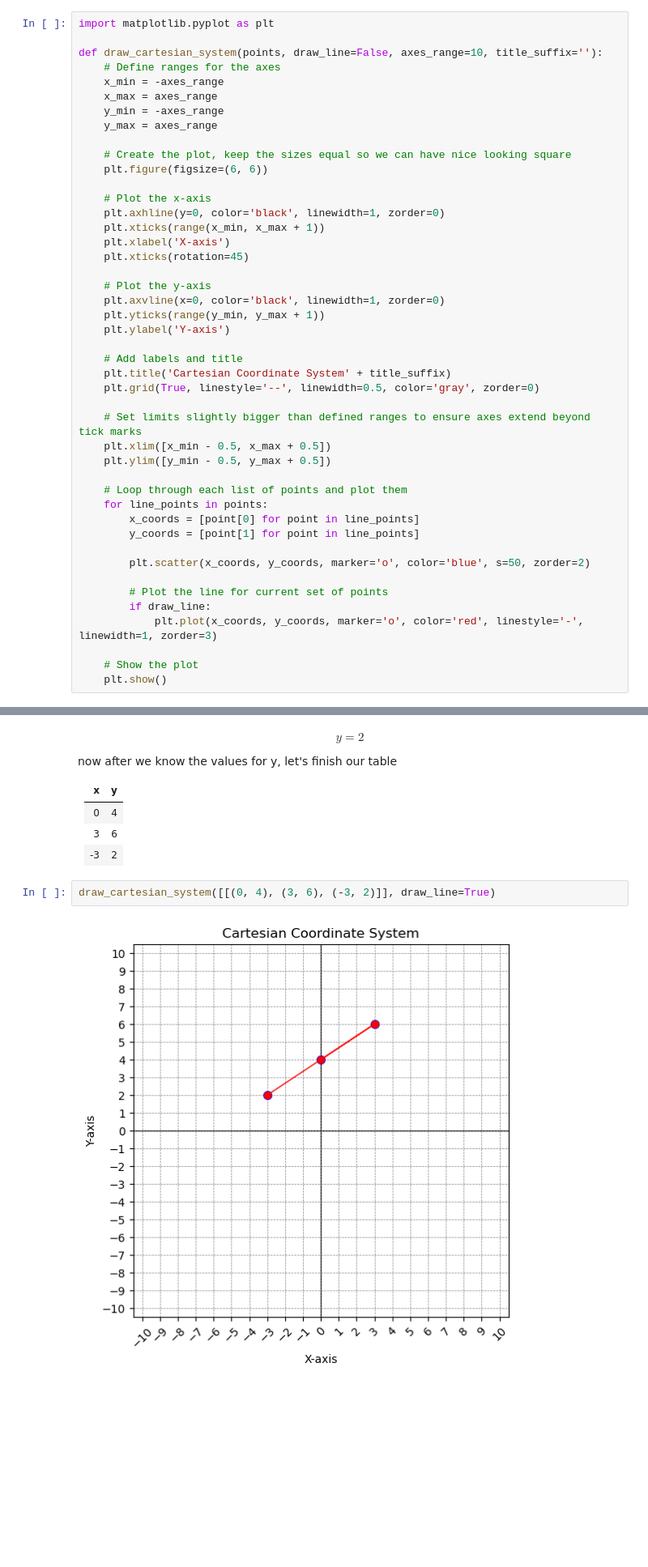
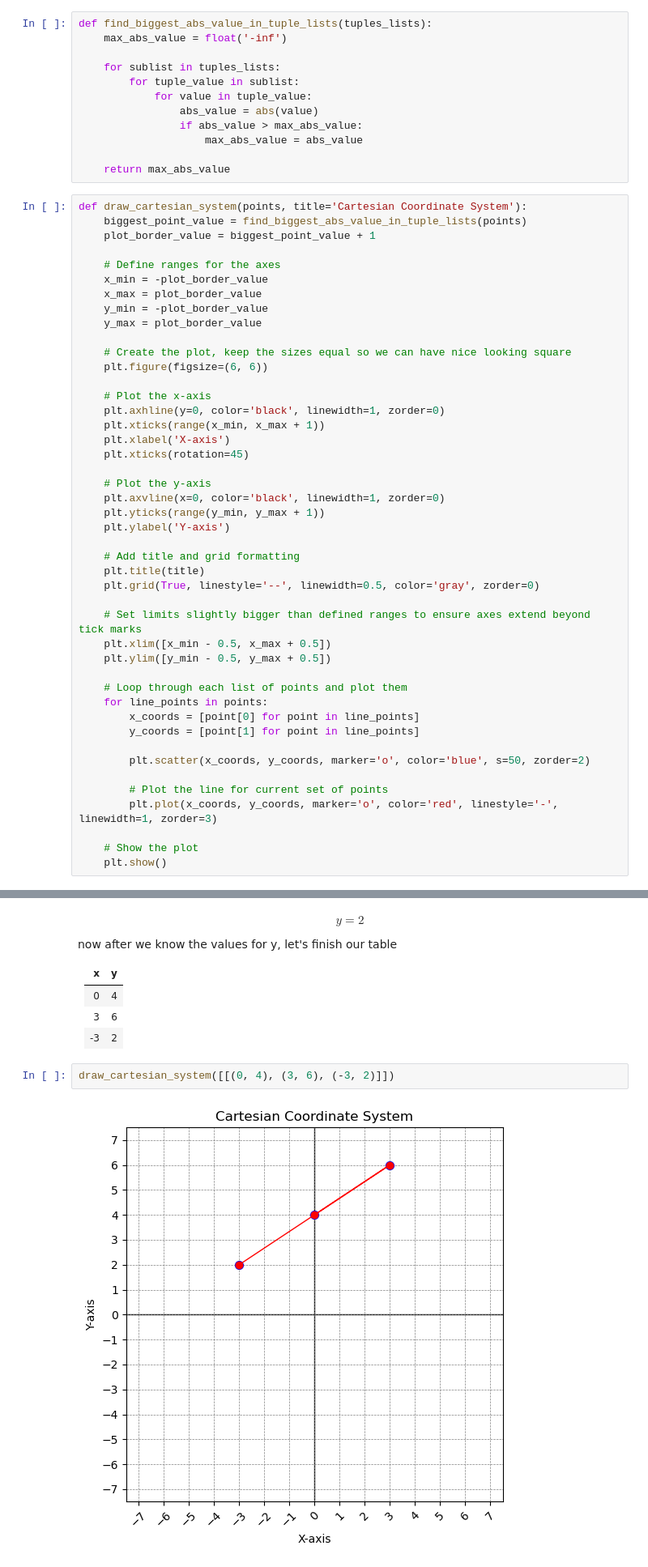
Before and after one commit to BZIvanov/Learning-Algebra, a Jupyter notebook: Algebra1/Algebra1.ipynb, the cells around one changed output, grey strips where cells are left out. Shown: that part at 81% size. Cells and saved outputs as stored; diff of their text form; blank space fills up the shorter version.

```diff
--- a/Algebra1/Algebra1.ipynb
+++ b/Algebra1/Algebra1.ipynb
@@ -2,15 +7,28 @@
 # Utility functions
 
 Before we start with Algebra materials, we will define some resuable functions, which will be used as part of the tasks/examples below.
+# %%
+def find_biggest_abs_value_in_tuple_lists(tuples_lists):
+    max_abs_value = float('-inf')
+
+    for sublist in tuples_lists:
+        for tuple_value in sublist:
+            for value in tuple_value:
+                abs_value = abs(value)
+                if abs_value > max_abs_value:
+                    max_abs_value = abs_value
+
+    return max_abs_value
 # %%
-import matplotlib.pyplot as plt
+def draw_cartesian_system(points, title='Cartesian Coordinate System'):
+    biggest_point_value = find_biggest_abs_value_in_tuple_lists(points)
+    plot_border_value = biggest_point_value + 1
 
-def draw_cartesian_system(points, draw_line=False, axes_range=10, title_suffix=''):
     # Define ranges for the axes
-    x_min = -axes_range
-    x_max = axes_range
-    y_min = -axes_range
-    y_max = axes_range
+    x_min = -plot_border_value
+    x_max = plot_border_value
+    y_min = -plot_border_value
+    y_max = plot_border_value
 
     # Create the plot, keep the sizes equal so we can have nice looking square
     plt.figure(figsize=(6, 6))
@@ -26,8 +44,8 @@ def draw_cartesian_system(points, draw_line=False, axes_range=10, title_suffix='
     plt.yticks(range(y_min, y_max + 1))
     plt.ylabel('Y-axis')
 
-    # Add labels and title
-    plt.title('Cartesian Coordinate System' + title_suffix)
+    # Add title and grid formatting
+    plt.title(title)
     plt.grid(True, linestyle='--', linewidth=0.5, color='gray', zorder=0)
 
     # Set limits slightly bigger than defined ranges to ensure axes extend beyond tick marks
@@ -42,8 +60,7 @@ def draw_cartesian_system(points, draw_line=False, axes_range=10, title_suffix='
         plt.scatter(x_coords, y_coords, marker='o', color='blue', s=50, zorder=2)
 
         # Plot the line for current set of points
-        if draw_line:
-            plt.plot(x_coords, y_coords, marker='o', color='red', linestyle='-', linewidth=1, zorder=3)
+        plt.plot(x_coords, y_coords, marker='o', color='red', linestyle='-', linewidth=1, zorder=3)
 
     # Show the plot
     plt.show()
@@ -476,9 +493,9 @@ now after we know the values for y, let's finish our table
 |3  |6  |
 |-3 |2  |
 # %%
-draw_cartesian_system([[(0, 4), (3, 6), (-3, 2)]], draw_line=True)
+draw_cartesian_system([[(0, 4), (3, 6), (-3, 2)]])
 # %% [output]
-[figure, old version]
+[figure, new version]
 # %% [markdown]
 On the plot above we can see all working solutions are forming a line. If we have a point, which is outside the line, it means our solution is incorrect.
 # %% [markdown]
```
Also changed, not shown: parts of 18 cells of this notebook.
